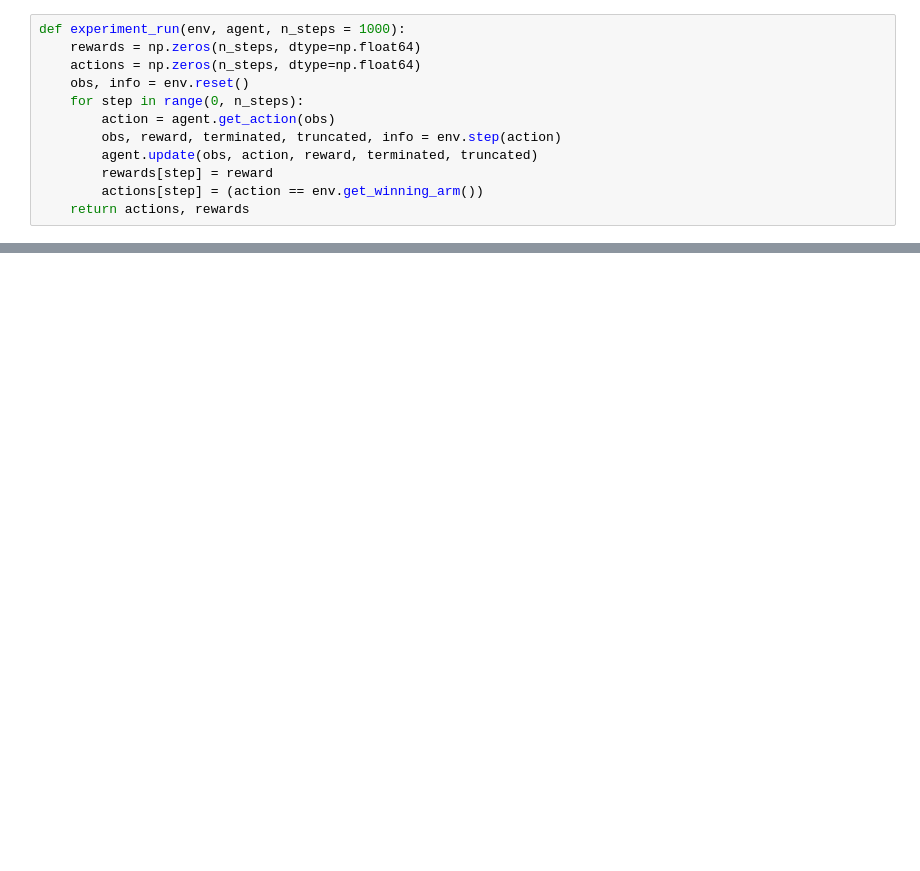
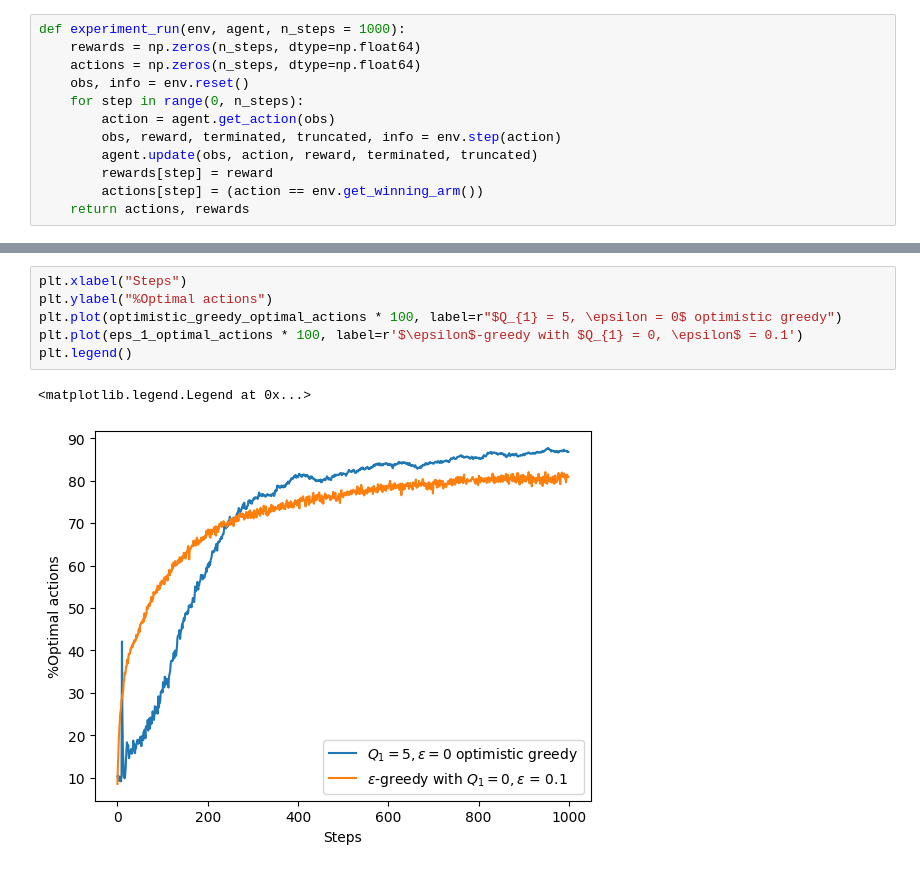
Before and after one commit to 0Zyablik0/Reinforcement-Learning, a Jupyter notebook: k-armed Bandit/experiment.ipynb, the cells around one changed output, grey strips where cells are left out. Saved outputs shown, nothing was run; the diff lists cells and outputs as text; blank space fills up the shorter version.

```diff
--- a/k-armed Bandit/experiment.ipynb
+++ b/k-armed Bandit/experiment.ipynb
@@ -57,0 +122,9 @@ plt.legend()
+# %%
+plt.xlabel("Steps")
+plt.ylabel("%Optimal actions")
+plt.plot(optimistic_greedy_optimal_actions * 100, label=r"$Q_{1} = 5, \epsilon = 0$ optimistic greedy")
+plt.plot(eps_1_optimal_actions * 100, label=r'$\epsilon$-greedy with $Q_{1} = 0, \epsilon$ = 0.1')
+plt.legend()
+# %% [output]
+<matplotlib.legend.Legend at 0x...>
+[figure, added]
```
Also changed, not shown: parts of 18 cells of this notebook, 4 other files.
